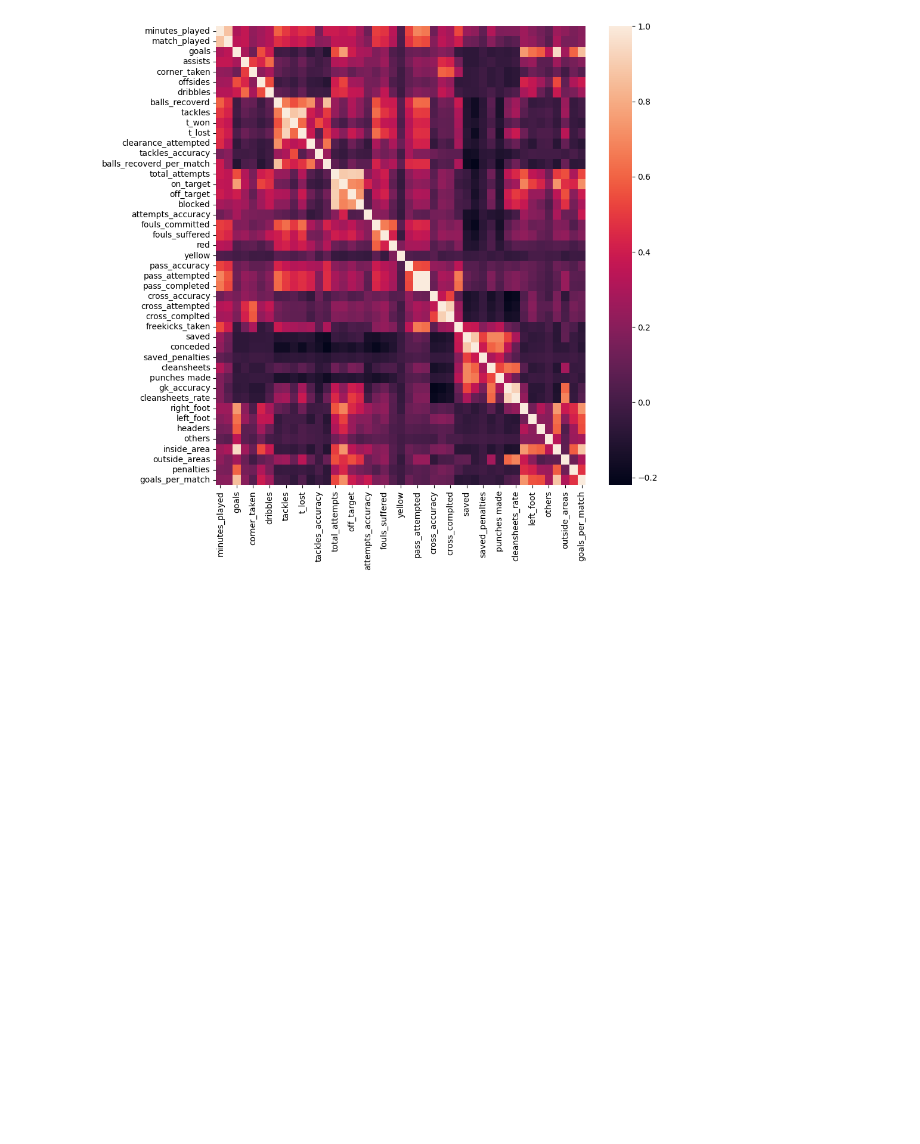
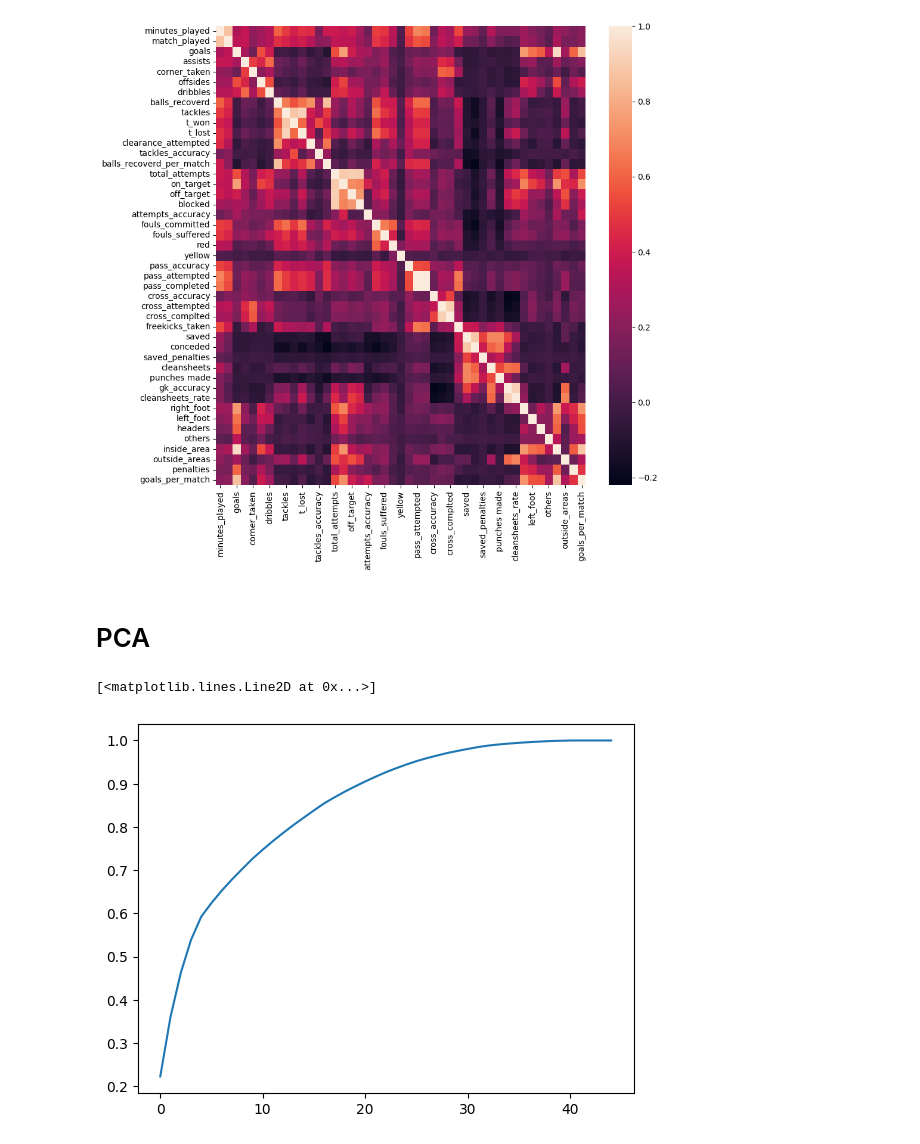
Before and after one commit to elouanzer/challenge1, a Jupyter notebook: champions league.ipynb, the cells around one changed output. Saved outputs shown, nothing was run; the diff lists cells and outputs as text; code cells hidden in the pictures; blank space fills up the shorter version.

```diff
--- a/champions league.ipynb
+++ b/champions league.ipynb
@@ -137,3 +137,5 @@ sns.heatmap(corr)
 # %% [output]
 <Axes: >
 [figure]
+# %% [markdown]
+# PCA
@@ -139,0 +145,11 @@ sns.heatmap(corr)
+# %%
+X = df.select_dtypes(exclude='object').fillna(value=0).values
+std_scale = StandardScaler().fit(X)
+X_scaled = std_scale.transform(X)
+# %%
+pca = PCA().fit(X_scaled)
+# %%
+plt.plot(np.cumsum(pca.explained_variance_ratio_))
+# %% [output]
+[<matplotlib.lines.Line2D at 0x...>]
+[figure, added]
```
Also changed, not shown: parts of 2 cells of this notebook.
